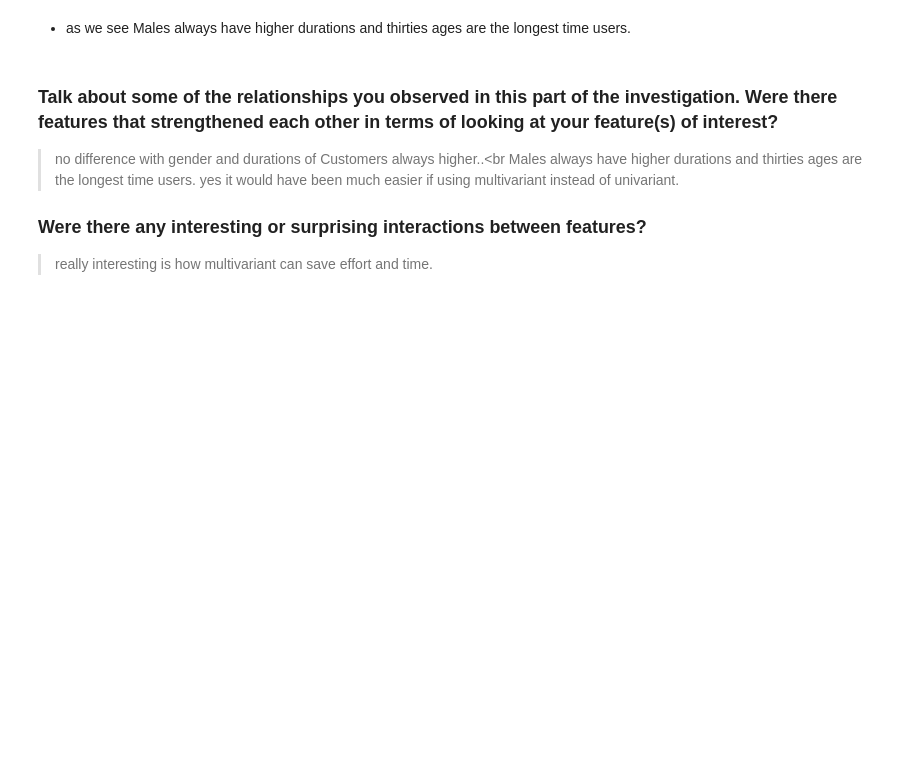
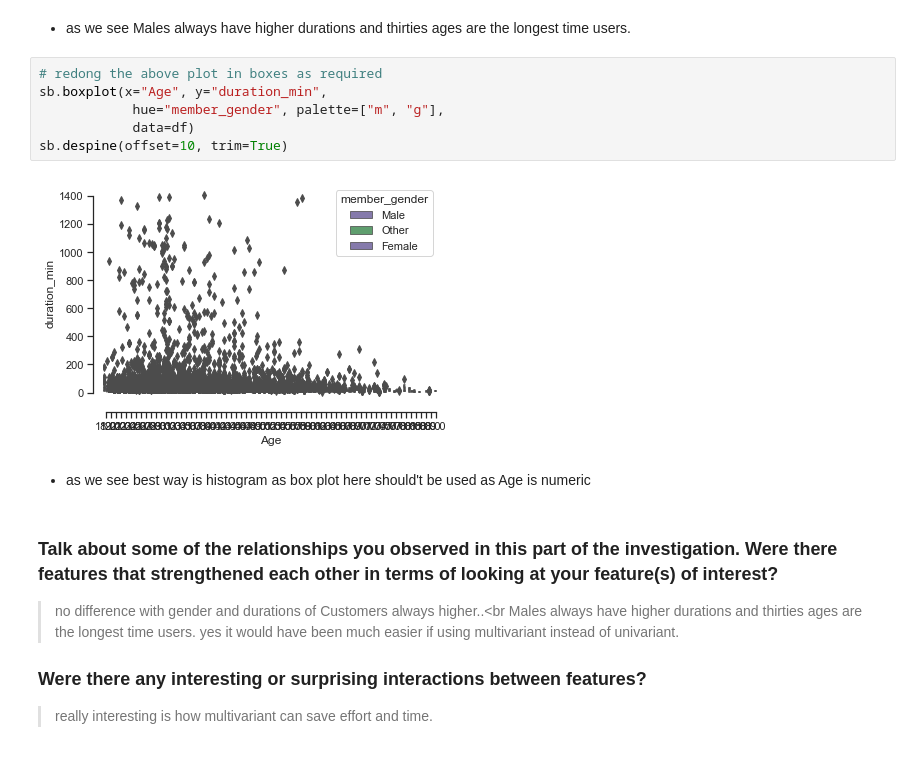
Before and after one commit to Theabdelkader/Communicate-Data-Findings-Ford-GoBike-System, a Jupyter notebook: exploration_template.ipynb, the cells around one changed output. Cells and saved outputs as stored; diff of their text form; blank space fills up the shorter version.

```diff
--- a/exploration_template.ipynb
+++ b/exploration_template.ipynb
@@ -671,6 +659,16 @@ sb.histplot(
 [figure]
 # %% [markdown]
 - as we see Males always have higher durations and thirties ages are the longest time users.
+# %%
+# redong the above plot in boxes as required
+sb.boxplot(x="Age", y="duration_min",
+            hue="member_gender", palette=["m", "g"],
+            data=df)
+sb.despine(offset=10, trim=True)
+# %% [output]
+[figure, added]
+# %% [markdown]
+- as we see best way is histogram as box plot here should't be used as Age is numeric
 # %% [markdown]
 ### Talk about some of the relationships you observed in this part of the investigation. Were there features that strengthened each other in terms of looking at your feature(s) of interest?
 
```
Also changed, not shown: parts of 9 cells of this notebook.
